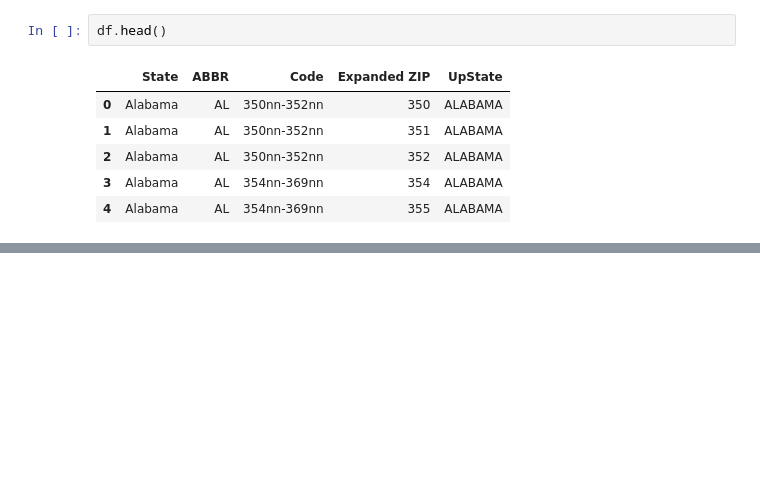
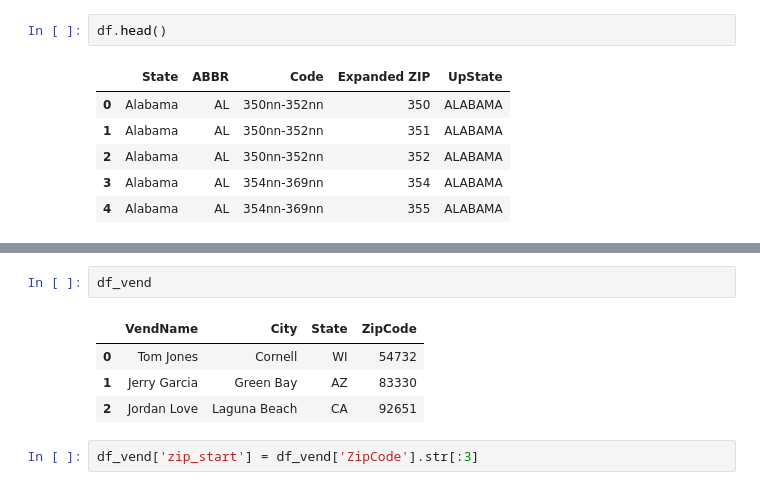
Before and after one commit to anderskd12/Snowflake_Python_SQL_Scripts_and_Projects, a Jupyter notebook: Pandas - Kellys - Querying examples and cheat sheet.ipynb, the cells around one changed output, grey strips where cells are left out. Cells and saved outputs as stored; diff of their text form; blank space fills up the shorter version.

```diff
--- a/Pandas - Kellys - Querying examples and cheat sheet.ipynb
+++ b/Pandas - Kellys - Querying examples and cheat sheet.ipynb
@@ -225,0 +241,9 @@ df.head()
+# %%
+df_vend
+# %% [output]
+|  | VendName | City | State | ZipCode |
+| 0 | Tom Jones | Cornell | WI | 54732 |
+| 1 | Jerry Garcia | Green Bay | AZ | 83330 |
+| 2 | Jordan Love | Laguna Beach | CA | 92651 |
+# %%
+df_vend['zip_start'] = df_vend['ZipCode'].str[:3]
```
Also changed, not shown: parts of 5 cells of this notebook.
